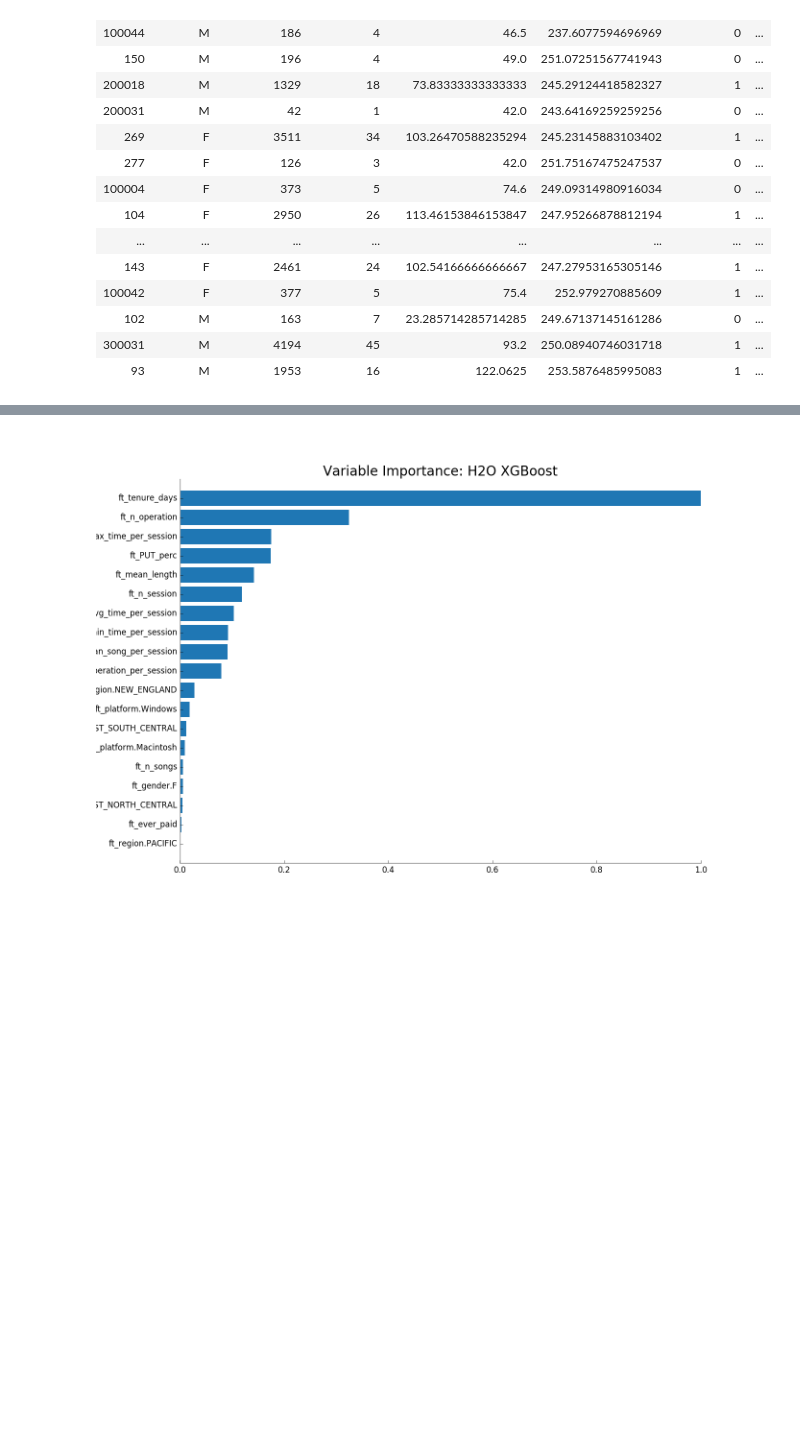
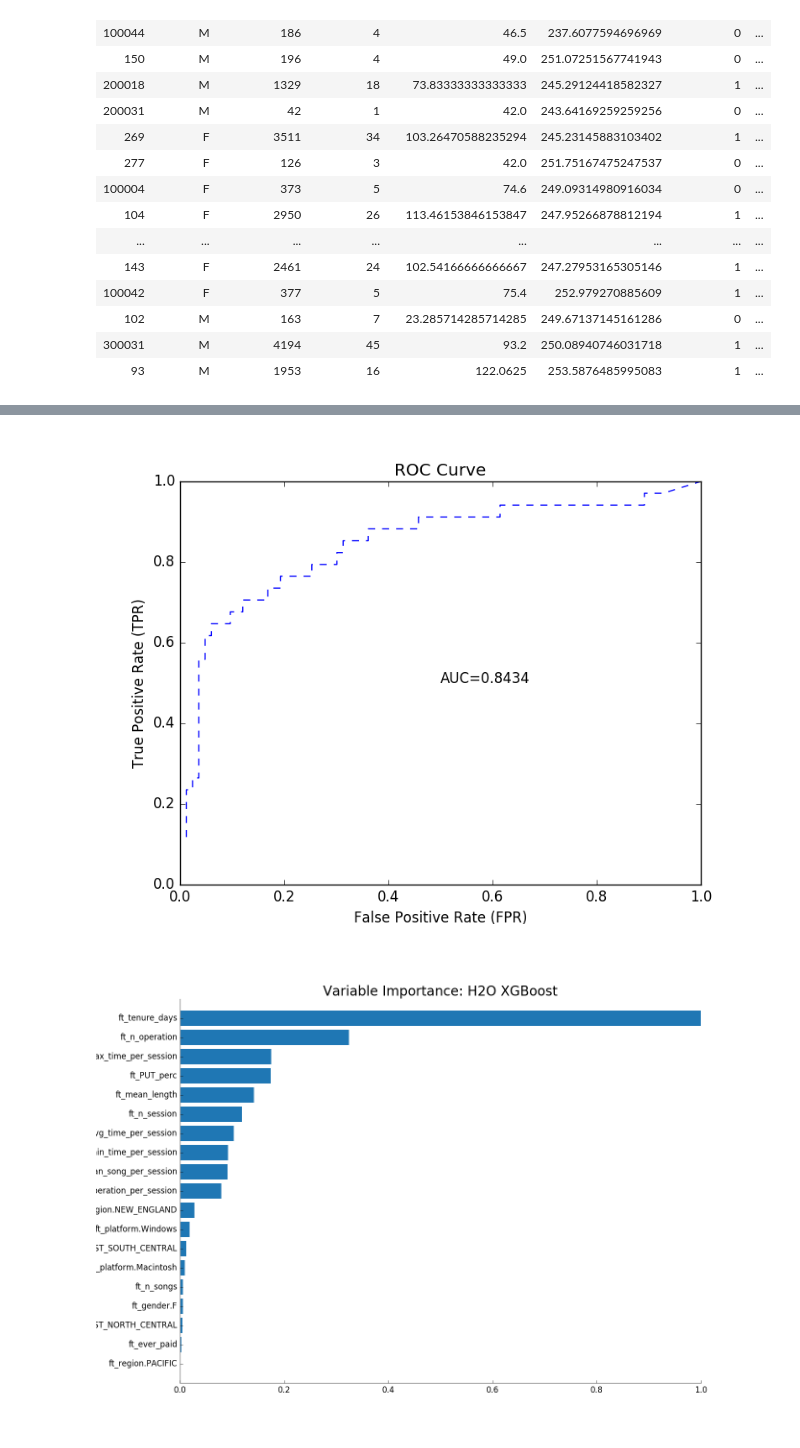
Before and after one commit to zhiruiwang/Sparkify_Churn_Prediction, a Jupyter notebook: Sparkify.ipynb, the cells around one changed output, grey strips where cells are left out. Cells and saved outputs as stored; diff of their text form; code cells hidden in the pictures; blank space fills up the shorter version.

```diff
--- a/Sparkify.ipynb
+++ b/Sparkify.ipynb
@@ -393,6 +441,10 @@ perf = xgb_model.model_performance(df_testHF)
 perf
 # %% [output]
 [interactive output not drawn]
+# %%
+display(perf.plot())
+# %% [output]
+[figure, added]
 # %%
 display(xgb_model.varimp_plot(1000))
 plt.close()
```
Also changed, not shown: parts of 20 cells of this notebook, 1 other file.
